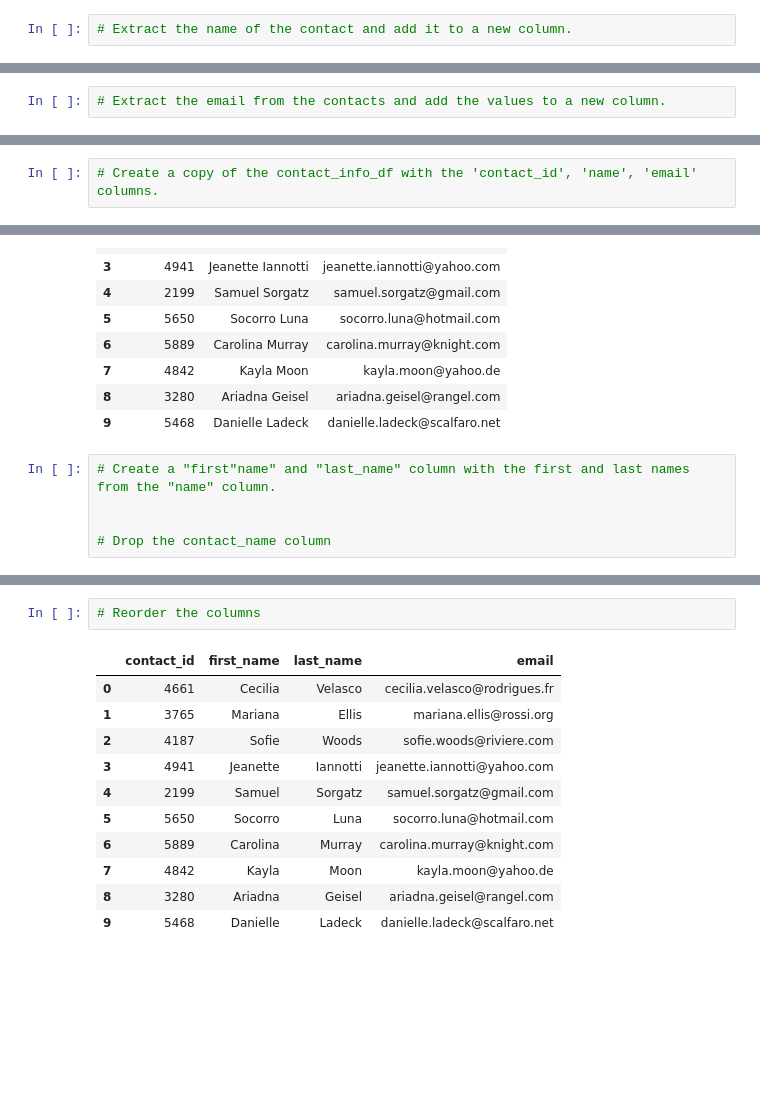
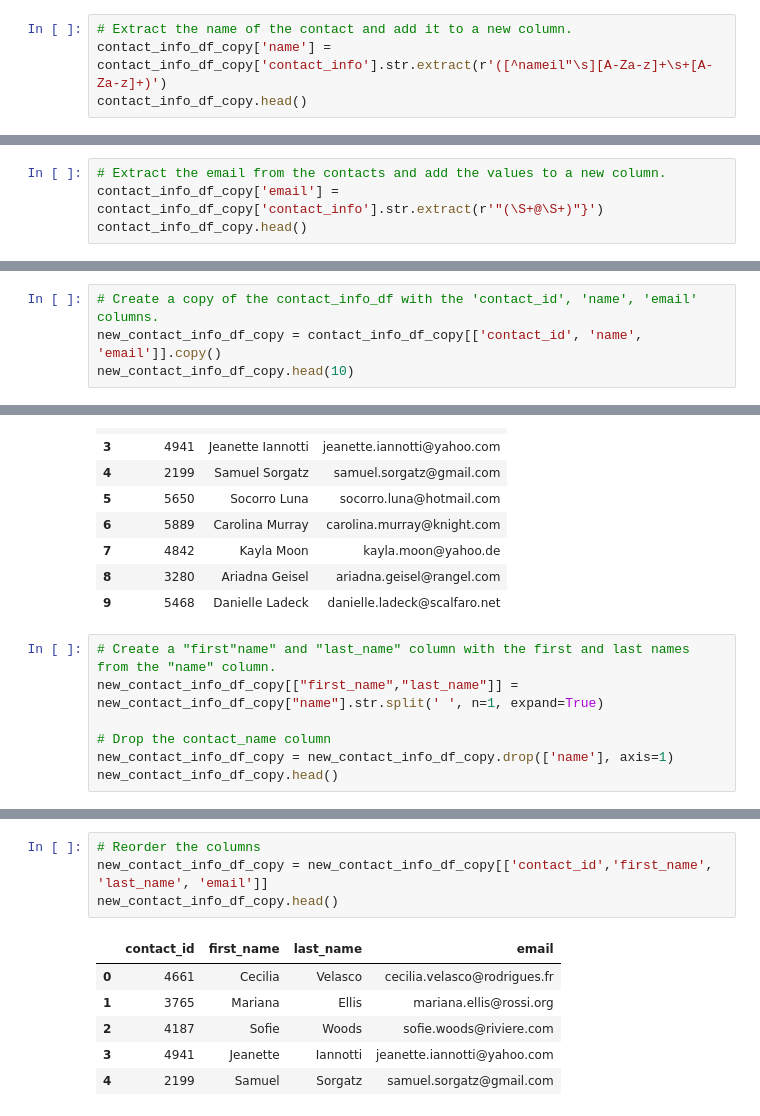
Before and after one commit to arzingy/Crowdfunding_ETL, a Jupyter notebook: ETL_Mini_Project_Starter_Code.ipynb, the cells around one changed output, grey strips where cells are left out. Drawn from its saved outputs; the diff is of its cells as text; blank space fills up the shorter version.

```diff
--- a/ETL_Mini_Project_Starter_Code.ipynb
+++ b/ETL_Mini_Project_Starter_Code.ipynb
@@ -429,6 +485,8 @@ dtypes: int64(1), object(1)
 memory usage: 15.8+ KB
 # %%
 # Extract the name of the contact and add it to a new column.
+contact_info_df_copy['name'] = contact_info_df_copy['contact_info'].str.extract(r'([^nameil"\s][A-Za-z]+\s+[A-Za-z]+)')
+contact_info_df_copy.head()
 # %% [output]
 |  | contact_info | contact_id | name |
 | 0 | {"contact_id": 4661, "name": "Cec... | 4661 | Cecilia Velasco |
@@ -444,5 +497,7 @@ memory usage: 15.8+ KB
 # %%
 # Extract the email from the contacts and add the values to a new column.
+contact_info_df_copy['email'] = contact_info_df_copy['contact_info'].str.extract(r'"(\S+@\S+)"}')
+contact_info_df_copy.head()
 # %% [output]
 |  | contact_info | contact_id | name | email |
 | 0 | {"contact_id": 4661, "name": "Cec... | 4661 | Cecilia Velasco | cecilia.velasco@rodrigues.fr |
@@ -458,5 +508,7 @@ memory usage: 15.8+ KB
 # %%
 # Create a copy of the contact_info_df with the 'contact_id', 'name', 'email' columns.
+new_contact_info_df_copy = contact_info_df_copy[['contact_id', 'name', 'email']].copy()
+new_contact_info_df_copy.head(10)
 # %% [output]
 |  | contact_id | name | email |
 | 0 | 4661 | Cecilia Velasco | cecilia.velasco@rodrigues.fr |
@@ -471,9 +523,11 @@ memory usage: 15.8+ KB
 | 9 | 5468 | Danielle Ladeck | danielle.ladeck@scalfaro.net |
 # %%
 # Create a "first"name" and "last_name" column with the first and last names from the "name" column.
-
+new_contact_info_df_copy[["first_name","last_name"]] = new_contact_info_df_copy["name"].str.split(' ', n=1, expand=True)
 
 # Drop the contact_name column
+new_contact_info_df_copy = new_contact_info_df_copy.drop(['name'], axis=1)
+new_contact_info_df_copy.head()
 # %% [output]
 |  | contact_id | email | first_name | last_name |
 | 0 | 4661 | cecilia.velasco@rodrigues.fr | Cecilia | Velasco |
@@ -489,16 +538,13 @@ memory usage: 15.8+ KB
 # %%
 # Reorder the columns
+new_contact_info_df_copy = new_contact_info_df_copy[['contact_id','first_name', 'last_name', 'email']]
+new_contact_info_df_copy.head()
 # %% [output]
 |  | contact_id | first_name | last_name | email |
 | 0 | 4661 | Cecilia | Velasco | cecilia.velasco@rodrigues.fr |
 | 1 | 3765 | Mariana | Ellis | mariana.ellis@rossi.org |
 | 2 | 4187 | Sofie | Woods | sofie.woods@riviere.com |
 | 3 | 4941 | Jeanette | Iannotti | jeanette.iannotti@yahoo.com |
 | 4 | 2199 | Samuel | Sorgatz | samuel.sorgatz@gmail.com |
-| 5 | 5650 | Socorro | Luna | socorro.luna@hotmail.com |
-| 6 | 5889 | Carolina | Murray | carolina.murray@knight.com |
-| 7 | 4842 | Kayla | Moon | kayla.moon@yahoo.de |
-| 8 | 3280 | Ariadna | Geisel | ariadna.geisel@rangel.com |
-| 9 | 5468 | Danielle | Ladeck | danielle.ladeck@scalfaro.net |
 # %%
 # Check the datatypes one more time before exporting as CSV file.
```
Also changed, not shown: parts of 24 cells of this notebook, 2 other files.
